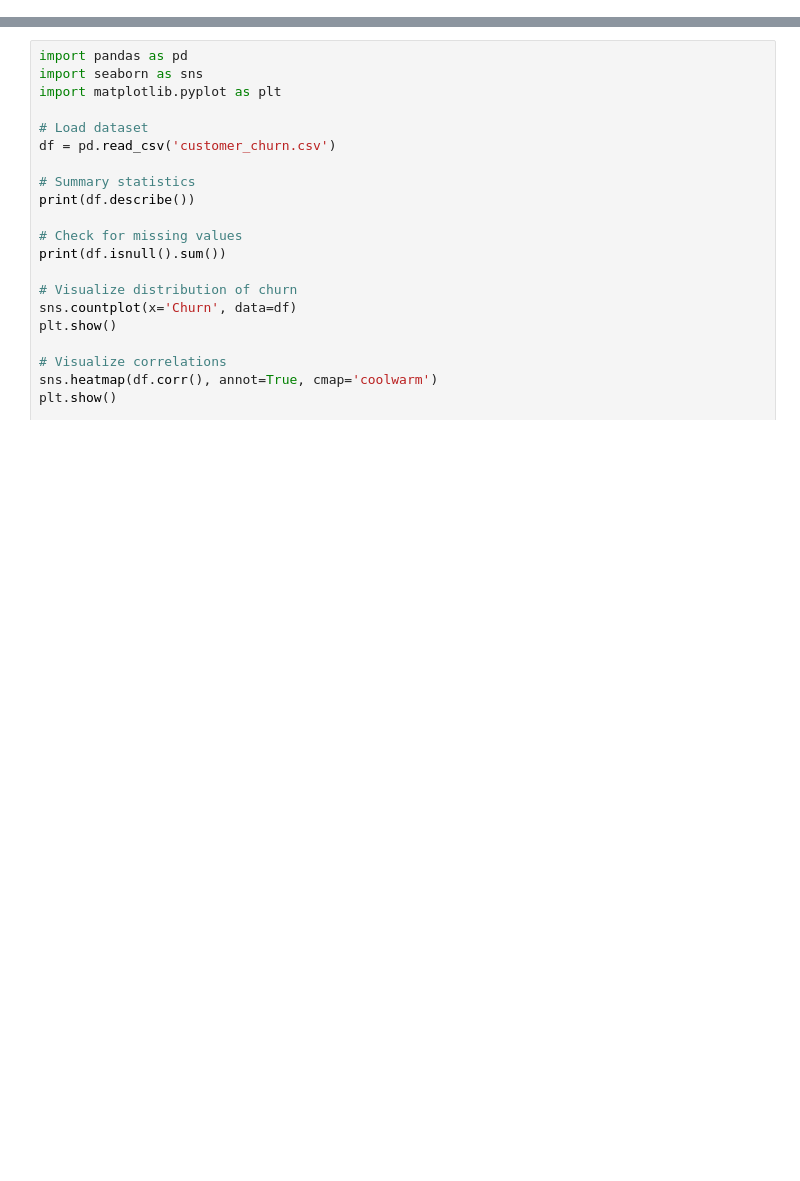
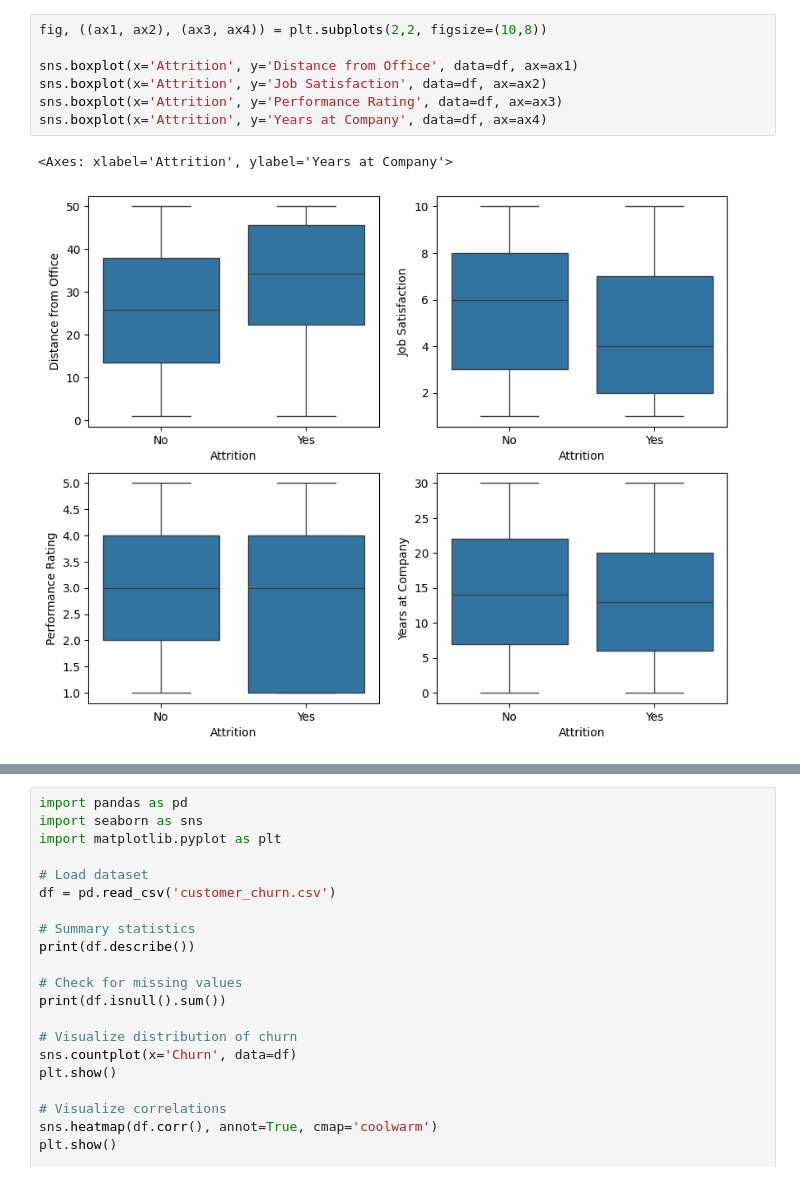
Before and after one commit to qmdismnp/Schulich_DS_MBAN, a Jupyter notebook: practice.ipynb, the cells around one changed output, grey strips where cells are left out. Drawn from its saved outputs; the diff is of its cells as text; blank space fills up the shorter version.

```diff
--- a/practice.ipynb
+++ b/practice.ipynb
@@ -56,0 +79,10 @@ memory usage: 293.8+ KB
+# %%
+fig, ((ax1, ax2), (ax3, ax4)) = plt.subplots(2,2, figsize=(10,8))
+
+sns.boxplot(x='Attrition', y='Distance from Office', data=df, ax=ax1)
+sns.boxplot(x='Attrition', y='Job Satisfaction', data=df, ax=ax2)
+sns.boxplot(x='Attrition', y='Performance Rating', data=df, ax=ax3)
+sns.boxplot(x='Attrition', y='Years at Company', data=df, ax=ax4)
+# %% [output]
+<Axes: xlabel='Attrition', ylabel='Years at Company'>
+[figure, added]
```
Also changed, not shown: parts of 24 cells of this notebook, 3 other files.
